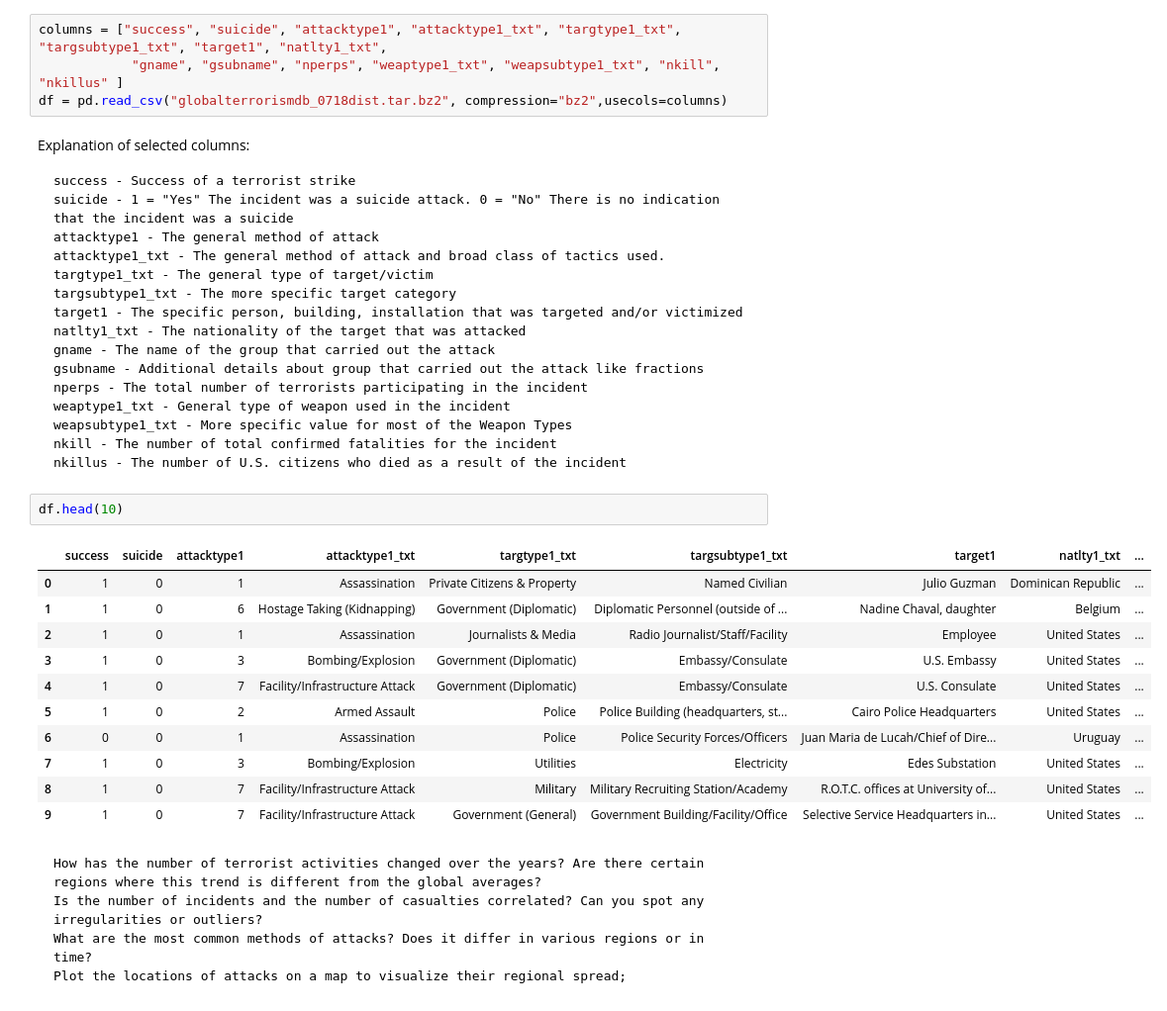
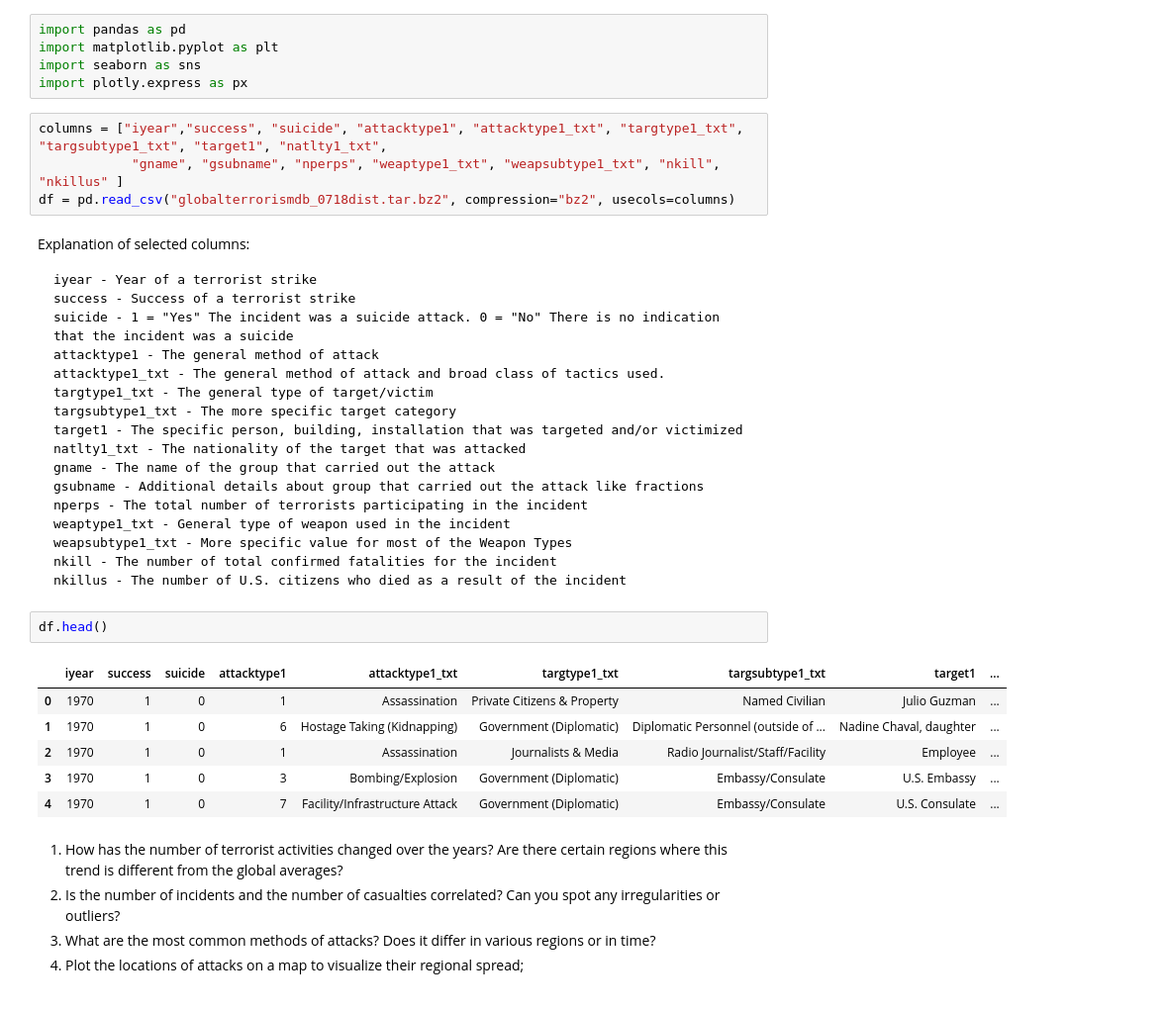
Before and after one commit to JuakoMoreno/terrorism-hotspots, a Jupyter notebook: main.ipynb, the cells around one changed output. Shown at 99% size. Cells and saved outputs as stored; diff of their text form.

```diff
--- a/main.ipynb
+++ b/main.ipynb
@@ -5,10 +1,16 @@ ModuleNotFoundError: No module named 'matplotlib'
+# %%
+import pandas as pd
+import matplotlib.pyplot as plt
+import seaborn as sns
+import plotly.express as px
 # %%
-columns = ["success", "suicide", "attacktype1", "attacktype1_txt", "targtype1_txt", "targsubtype1_txt", "target1", "natlty1_txt",
+columns = ["iyear","success", "suicide", "attacktype1", "attacktype1_txt", "targtype1_txt", "targsubtype1_txt", "target1", "natlty1_txt",
             "gname", "gsubname", "nperps", "weaptype1_txt", "weapsubtype1_txt", "nkill", "nkillus" ]
-df = pd.read_csv("globalterrorismdb_0718dist.tar.bz2", compression="bz2",usecols=columns)
+df = pd.read_csv("globalterrorismdb_0718dist.tar.bz2", compression="bz2", usecols=columns)
 # %% [markdown]
 Explanation of selected columns:
 
+    iyear - Year of a terrorist strike
     success - Success of a terrorist strike
     suicide - 1 = "Yes" The incident was a suicide attack. 0 = "No" There is no indication that the incident was a suicide
     attacktype1 - The general method of attack
@@ -25,22 +27,17 @@ Explanation of selected columns:
     nkill - The number of total confirmed fatalities for the incident
     nkillus - The number of U.S. citizens who died as a result of the incident
 # %%
-df.head(10)
+df.head()
 # %% [output]
-|  | success | suicide | attacktype1 | attacktype1_txt | targtype1_txt | targsubtype1_txt | target1 | natlty1_txt | ... |
-| 0 | 1 | 0 | 1 | Assassination | Private Citizens & Property | Named Civilian | Julio Guzman | Dominican Republic | ... |
-| 1 | 1 | 0 | 6 | Hostage Taking (Kidnapping) | Government (Diplomatic) | Diplomatic Personnel (outside of ... | Nadine Chaval, daughter | Belgium | ... |
-| 2 | 1 | 0 | 1 | Assassination | Journalists & Media | Radio Journalist/Staff/Facility | Employee | United States | ... |
-| 3 | 1 | 0 | 3 | Bombing/Explosion | Government (Diplomatic) | Embassy/Consulate | U.S. Embassy | United States | ... |
-| 4 | 1 | 0 | 7 | Facility/Infrastructure Attack | Government (Diplomatic) | Embassy/Consulate | U.S. Consulate | United States | ... |
-| 5 | 1 | 0 | 2 | Armed Assault | Police | Police Building (headquarters, st... | Cairo Police Headquarters | United States | ... |
-| 6 | 0 | 0 | 1 | Assassination | Police | Police Security Forces/Officers | Juan Maria de Lucah/Chief of Dire... | Uruguay | ... |
-| 7 | 1 | 0 | 3 | Bombing/Explosion | Utilities | Electricity | Edes Substation | United States | ... |
-| 8 | 1 | 0 | 7 | Facility/Infrastructure Attack | Military | Military Recruiting Station/Academy | R.O.T.C. offices at University of... | United States | ... |
-| 9 | 1 | 0 | 7 | Facility/Infrastructure Attack | Government (General) | Government Building/Facility/Office | Selective Service Headquarters in... | United States | ... |
+|  | iyear | success | suicide | attacktype1 | attacktype1_txt | targtype1_txt | targsubtype1_txt | target1 | ... |
+| 0 | 1970 | 1 | 0 | 1 | Assassination | Private Citizens & Property | Named Civilian | Julio Guzman | ... |
+| 1 | 1970 | 1 | 0 | 6 | Hostage Taking (Kidnapping) | Government (Diplomatic) | Diplomatic Personnel (outside of ... | Nadine Chaval, daughter | ... |
+| 2 | 1970 | 1 | 0 | 1 | Assassination | Journalists & Media | Radio Journalist/Staff/Facility | Employee | ... |
+| 3 | 1970 | 1 | 0 | 3 | Bombing/Explosion | Government (Diplomatic) | Embassy/Consulate | U.S. Embassy | ... |
+| 4 | 1970 | 1 | 0 | 7 | Facility/Infrastructure Attack | Government (Diplomatic) | Embassy/Consulate | U.S. Consulate | ... |
 # %% [markdown]
 
-    How has the number of terrorist activities changed over the years? Are there certain regions where this trend is different from the global averages?
-    Is the number of incidents and the number of casualties correlated? Can you spot any irregularities or outliers?
-    What are the most common methods of attacks? Does it differ in various regions or in time?
-    Plot the locations of attacks on a map to visualize their regional spread;
+1.  How has the number of terrorist activities changed over the years? Are there certain regions where this trend is different from the global averages?
+2.  Is the number of incidents and the number of casualties correlated? Can you spot any irregularities or outliers?
+3. What are the most common methods of attacks? Does it differ in various regions or in time?
+4. Plot the locations of attacks on a map to visualize their regional spread;
```
Also changed, not shown: parts of 8 cells of this notebook, 1 other file.
